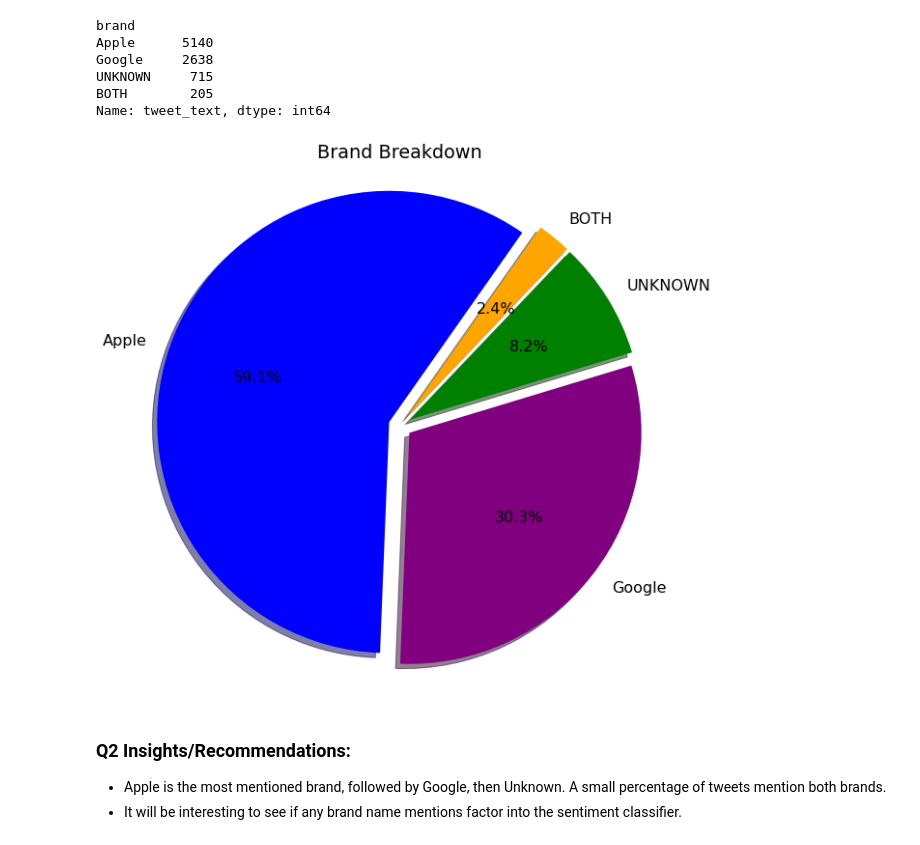
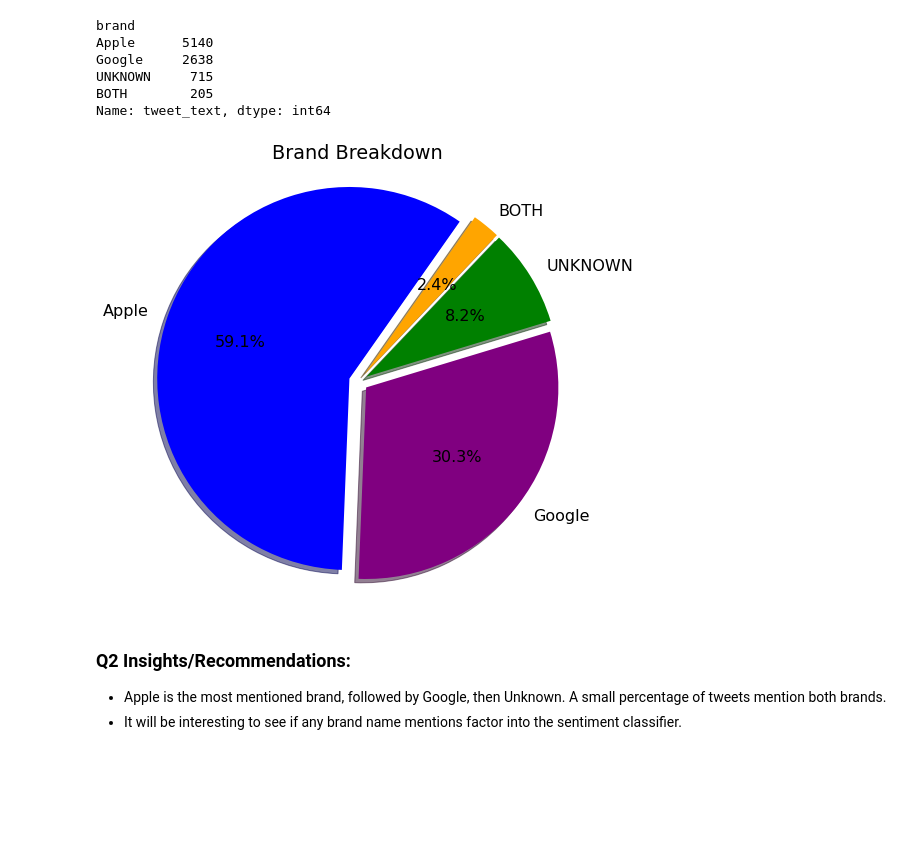
Before and after one commit to lspope/dsc-phase-4-project, a Jupyter notebook: notebooks/eda.ipynb, the cells around one changed output. Drawn from its saved outputs; the diff is of its cells as text; code cells hidden in the pictures; blank space fills up the shorter version.

```diff
--- a/notebooks/eda.ipynb
+++ b/notebooks/eda.ipynb
@@ -78,16 +80,16 @@ UNKNOWN     715
 BOTH        205
 Name: tweet_text, dtype: int64
 # %%
-plfig = plt.figure(figsize = (10, 10))
+plfig = plt.figure(figsize = (8, 8))
 my_explode = (0.05, 0.05, 0.05, 0.05)
 my_colors = ['blue', 'purple', 'green', 'orange']
 plt.pie(by_brand, labels=by_brand.index, autopct='%1.1f%%', startangle=55, shadow =True, colors=my_colors, explode=my_explode)
 plt.title('Brand Breakdown')
 plt.axis('equal')
 plt.rcParams.update({'font.size': 16})
 plt.show()
 # %% [output]
-[figure, old version]
+[figure, new version]
 # %% [markdown]
 ### Q2 Insights/Recommendations:
 * Apple is the most mentioned brand, followed by Google, then Unknown. A small percentage of tweets mention both brands.
```
Also changed, not shown: parts of 14 cells of this notebook, 2 other files.
